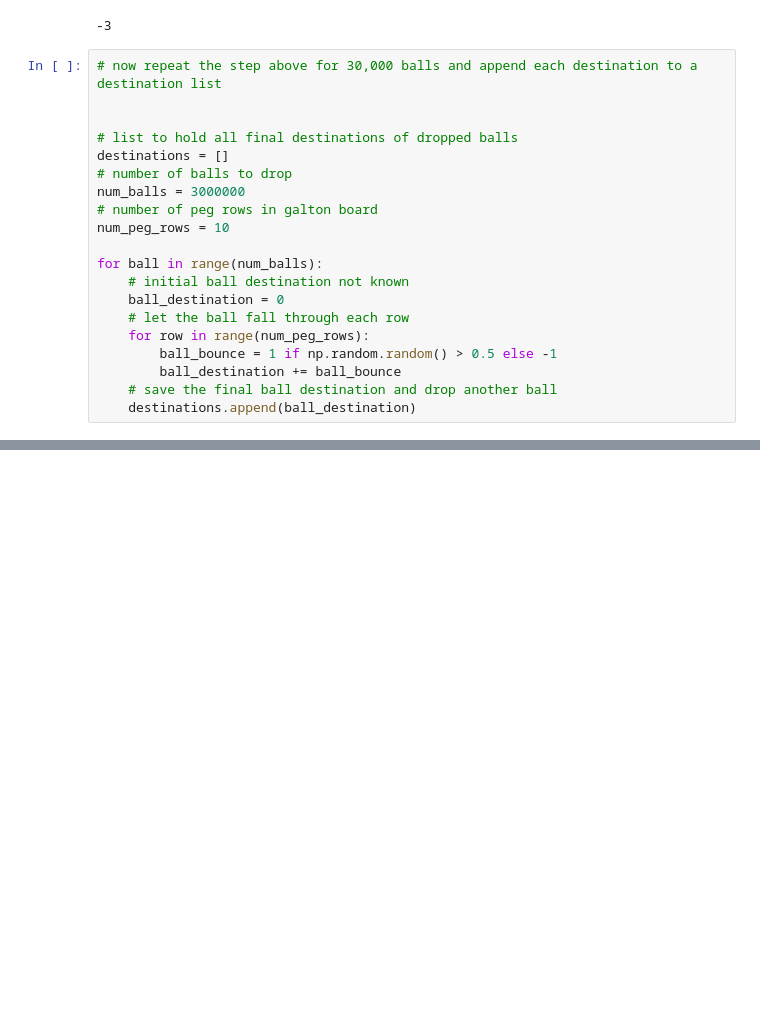
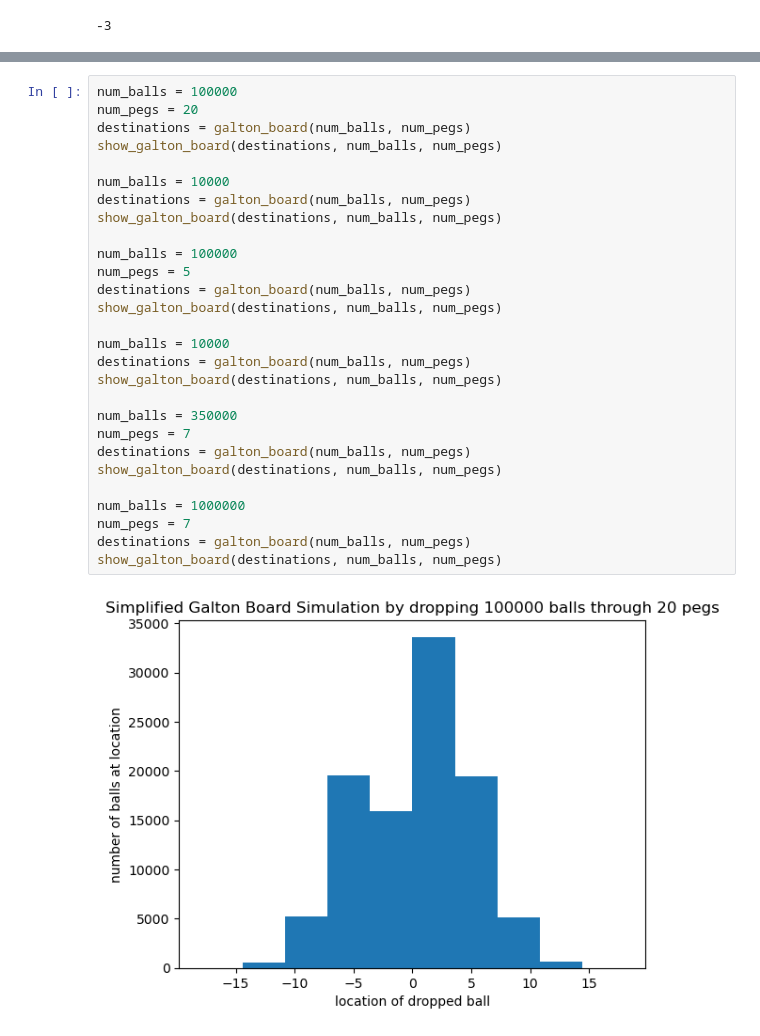
Before and after one commit to e-d-p-9/Physical-Modeling-with-Python, a Jupyter notebook: Ch6/the-central-limit-theorem.ipynb, the cells around one changed output, grey strips where cells are left out. Cells and saved outputs as stored; diff of their text form; blank space fills up the shorter version.

Commit message:
Add galton board simulation

```diff
--- a/Ch6/the-central-limit-theorem.ipynb
+++ b/Ch6/the-central-limit-theorem.ipynb
@@ -32,23 +32,3 @@ for _ in range(num_peg_rows):
 print(ball_destination)
 # %% [output]
 -3
-# %%
-# now repeat the step above for 30,000 balls and append each destination to a destination list
-
-
-# list to hold all final destinations of dropped balls
-destinations = []
-# number of balls to drop
-num_balls = 3000000
-# number of peg rows in galton board
-num_peg_rows = 10
-
-for ball in range(num_balls):
-    # initial ball destination not known
-    ball_destination = 0
-    # let the ball fall through each row
-    for row in range(num_peg_rows):
-        ball_bounce = 1 if np.random.random() > 0.5 else -1
-        ball_destination += ball_bounce
-    # save the final ball destination and drop another ball
-    destinations.append(ball_destination)
@@ -66,0 +68,30 @@ Text(0, 0.5, 'number of balls at location')
+# %%
+num_balls = 100000
+num_pegs = 20
+destinations = galton_board(num_balls, num_pegs)
+show_galton_board(destinations, num_balls, num_pegs)
+
+num_balls = 10000
+destinations = galton_board(num_balls, num_pegs)
+show_galton_board(destinations, num_balls, num_pegs)
+
+num_balls = 100000
+num_pegs = 5
+destinations = galton_board(num_balls, num_pegs)
+show_galton_board(destinations, num_balls, num_pegs)
+
+num_balls = 10000
+destinations = galton_board(num_balls, num_pegs)
+show_galton_board(destinations, num_balls, num_pegs)
+
+num_balls = 350000
+num_pegs = 7
+destinations = galton_board(num_balls, num_pegs)
+show_galton_board(destinations, num_balls, num_pegs)
+
+num_balls = 1000000
+num_pegs = 7
+destinations = galton_board(num_balls, num_pegs)
+show_galton_board(destinations, num_balls, num_pegs)
+# %% [output]
+[figure, added]
```
Also changed, not shown: parts of 4 cells of this notebook.
